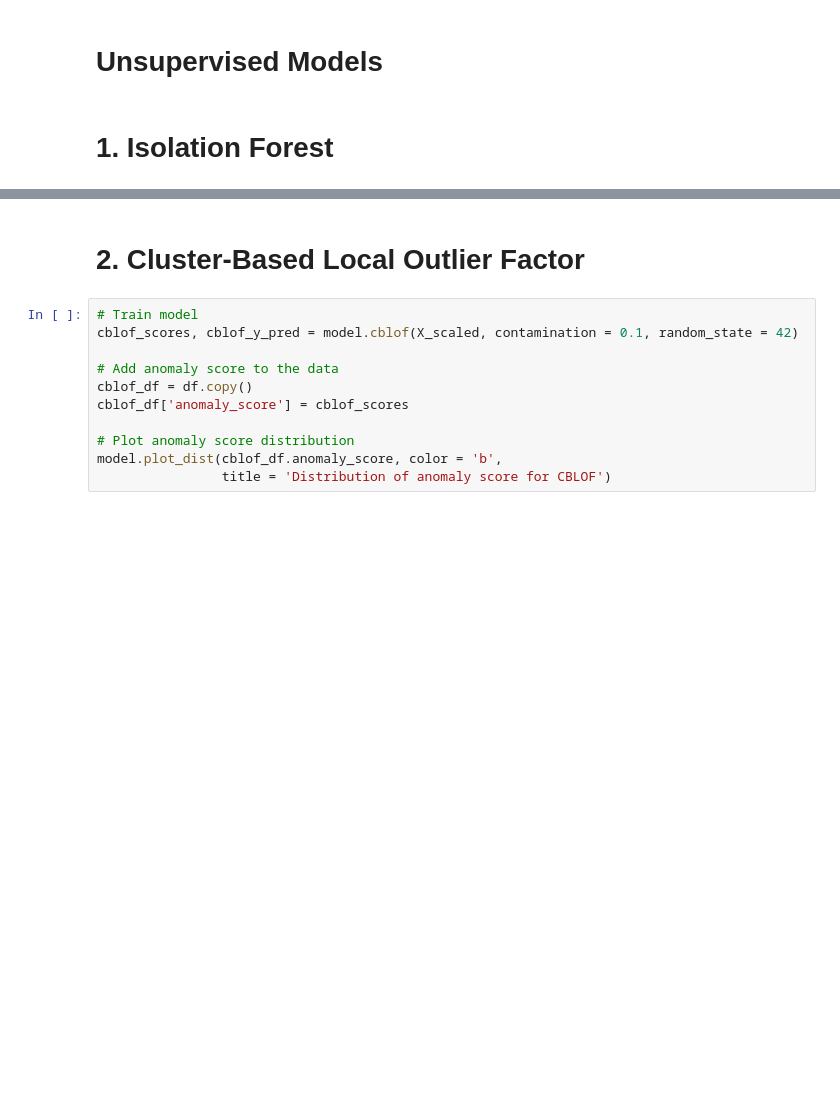
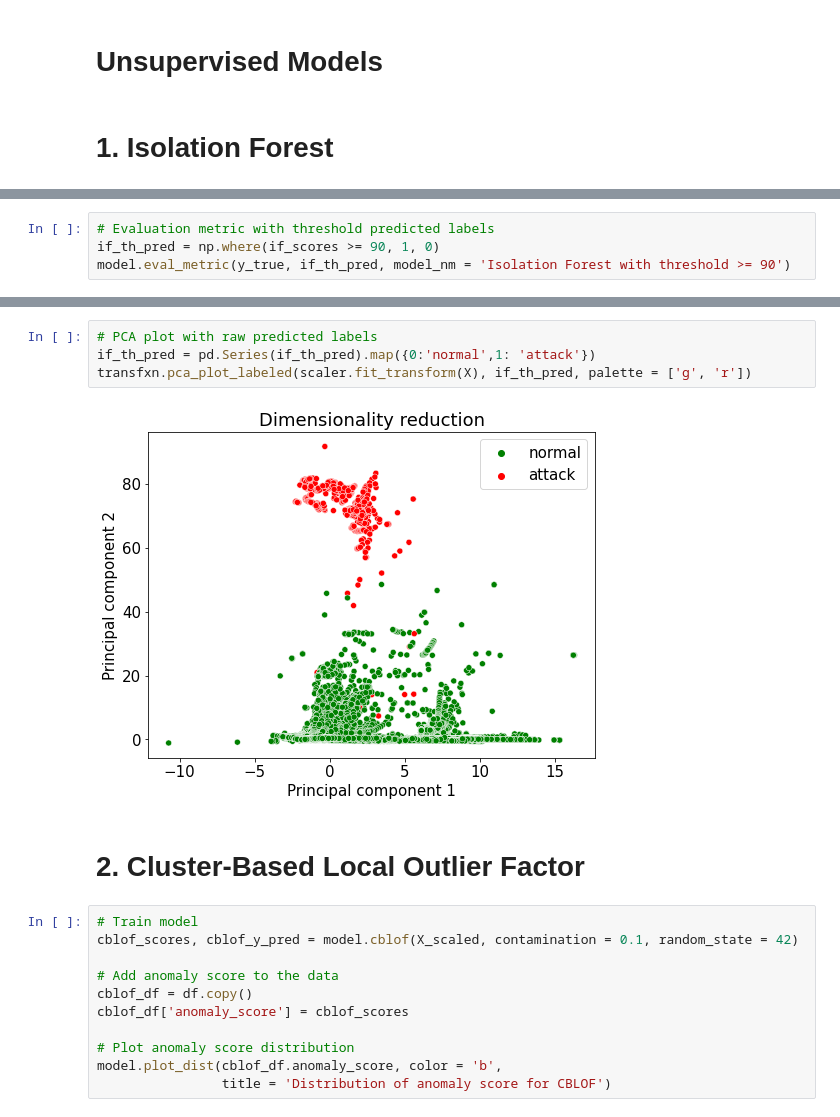
Before and after one commit to Owerre/Anomaly-Detection, a Jupyter notebook: Network-intrusion/notebooks/03-unsupervised-ml.ipynb, the cells around one changed output, grey strips where cells are left out. Drawn from its saved outputs; the diff is of its cells as text; blank space fills up the shorter version.

```diff
--- a/Network-intrusion/notebooks/03-unsupervised-ml.ipynb
+++ b/Network-intrusion/notebooks/03-unsupervised-ml.ipynb
@@ -118,0 +140,4 @@ weighted avg       1.00      0.83      0.91    620098
+# %%
+# Evaluation metric with threshold predicted labels
+if_th_pred = np.where(if_scores >= 90, 1, 0)
+model.eval_metric(y_true, if_th_pred, model_nm = 'Isolation Forest with threshold >= 90')
@@ -119,3 +165,9 @@ weighted avg       1.00      0.83      0.91    620098
+# %%
+# PCA plot with raw predicted labels
+if_th_pred = pd.Series(if_th_pred).map({0:'normal',1: 'attack'})
+transfxn.pca_plot_labeled(scaler.fit_transform(X), if_th_pred, palette = ['g', 'r'])
+# %% [output]
+[figure, added]
 # %% [markdown]
 # 2. Cluster-Based Local Outlier Factor
 # %%
```
Also changed, not shown: parts of 16 cells of this notebook, 2 other files.
